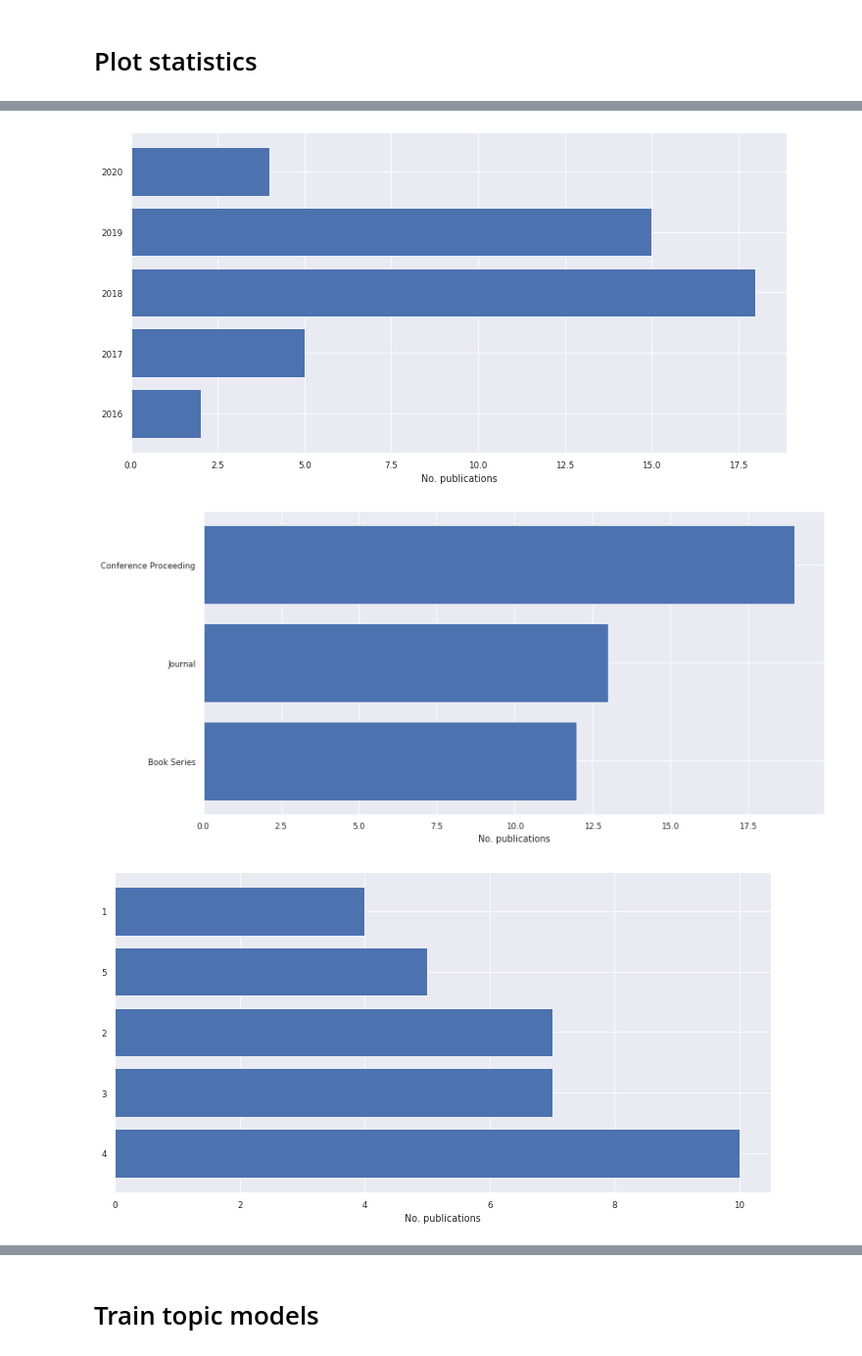
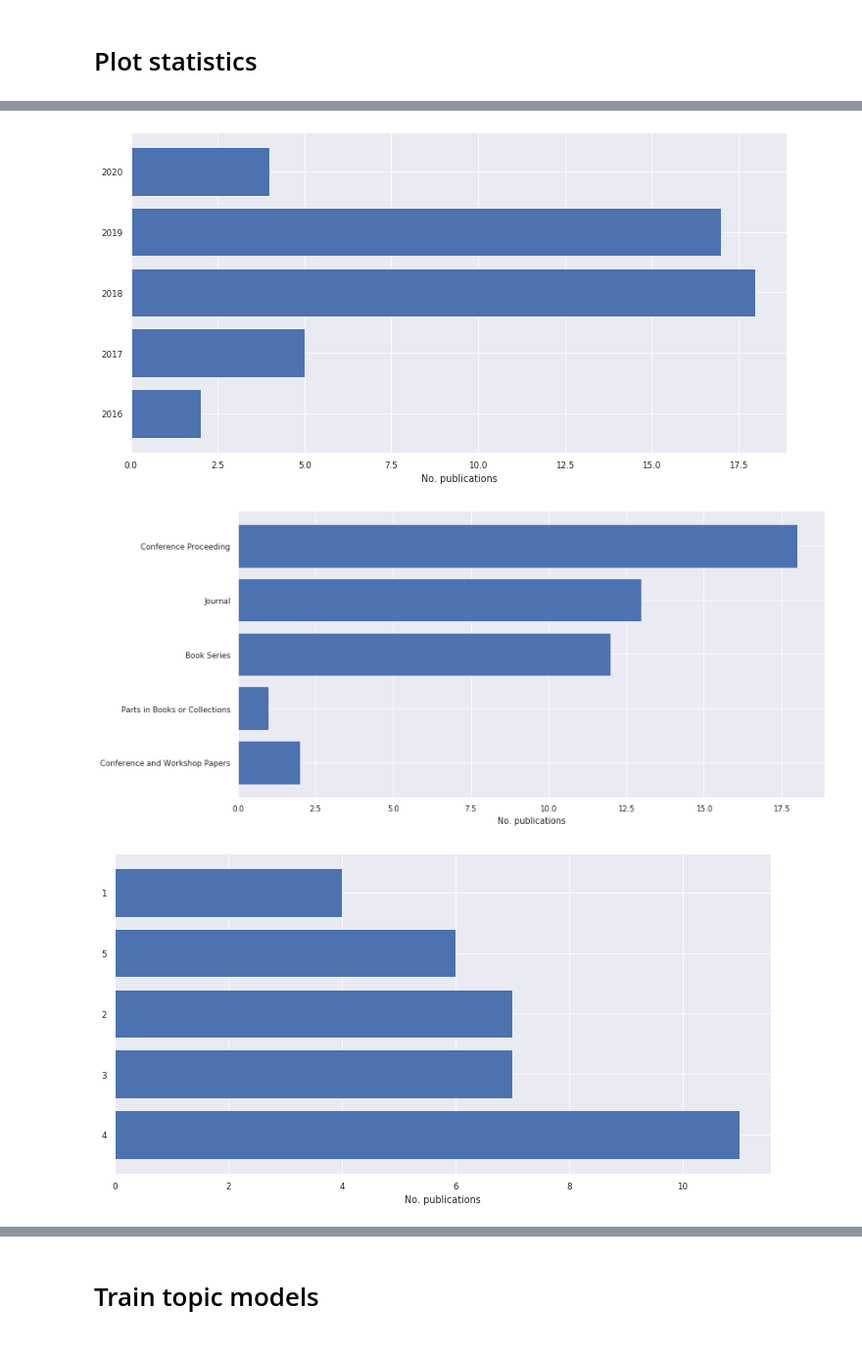
Before and after one commit to NLeSC/litstudy, a Jupyter notebook: literature_analysis.ipynb, the cells around one changed output, grey strips where cells are left out. Shown: that part at 98% size. Saved outputs shown, nothing was run; the diff lists cells and outputs as text; code cells hidden in the pictures.

Commit message:
Fixed language plot and included dblp example

```diff
--- a/literature_analysis.ipynb
+++ b/literature_analysis.ipynb
@@ -19,34 +19,36 @@ from importlib import reload
 # %% [markdown]
 # Parameters
 # %%
-query = 'title-abs-key("predictive maintenance" AND "deep learning")'
+scopus_query = 'title-abs-key("predictive maintenance" AND "deep learning")'
+dblp_query = '"predictive maintenance" AND "deep learning"'
 # %% [markdown]
 # Plot statistics
 # %%
 reload(litstudy.plot)
 reload(litstudy.common)
 reload(litstudy.search)
 reload(litstudy.nlp)
 
-docset = litstudy.search.search_scopus(query)
+docset = litstudy.search.search_scopus(scopus_query)
+docset = litstudy.search.search_dblp(dblp_query, docset)
 # docset = litstudy.search.search_mockup()
 
 litstudy.plot.plot_author_affiliation_histogram(docset)
 litstudy.plot.plot_author_histogram(docset)
 litstudy.plot.plot_year_histogram(docset)
 litstudy.plot.plot_source_type_histogram(docset)
 litstudy.plot.plot_number_authors_histogram(docset)
 litstudy.plot.plot_source_histogram(docset)
 litstudy.plot.plot_affiliation_histogram(docset)
 litstudy.plot.plot_country_histogram(docset)
 litstudy.plot.plot_affiliation_type_histogram(docset)
 litstudy.plot.plot_language_histogram(docset)
 # %% [output]
 [figure]
 [figure]
-[figure, old version]
+[figure, new version]
-[figure, old version]
+[figure, new version]
-[figure, old version]
+[figure, new version]
 [figure]
 [figure]
 [figure]
```
Also changed, not shown: parts of 3 cells of this notebook, 3 other files.
